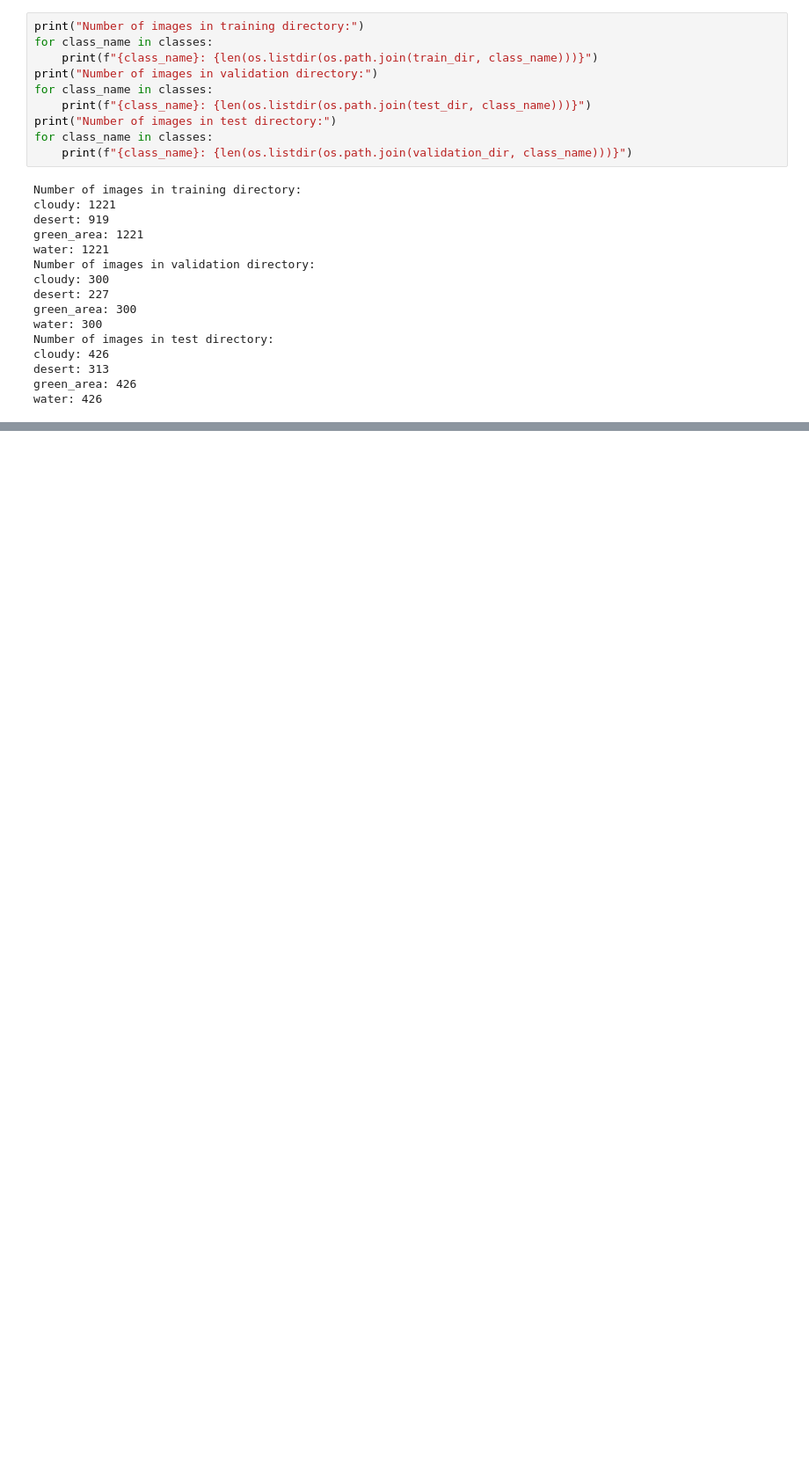
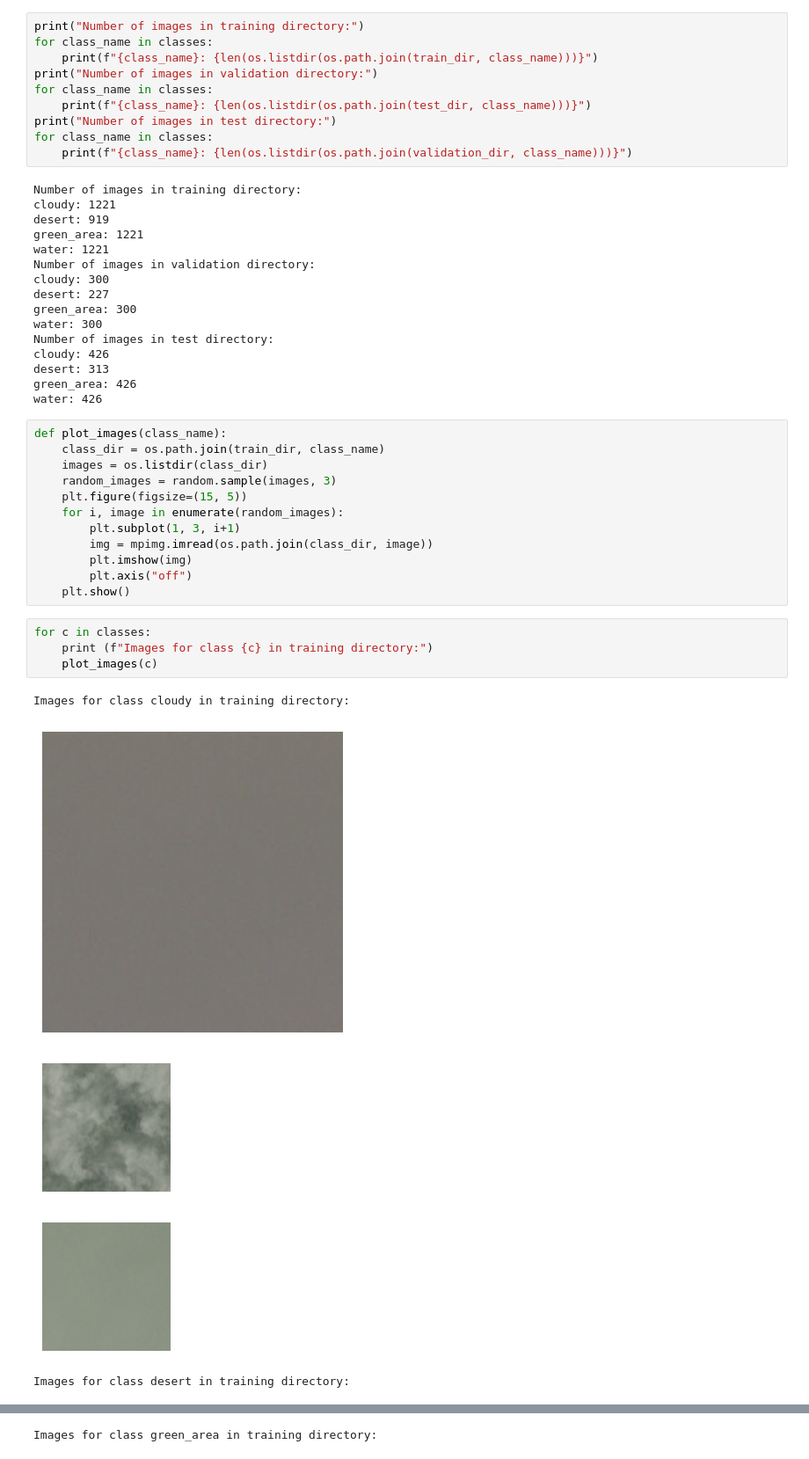
Before and after one commit to mzampieri19/image_classifier, a Jupyter notebook: notebooks/exploartion.ipynb, the cells around one changed output, grey strips where cells are left out. Shown at 88% size. Cells and saved outputs as stored; diff of their text form; blank space fills up the shorter version.

```diff
--- a/notebooks/exploartion.ipynb
+++ b/notebooks/exploartion.ipynb
@@ -69,3 +71,25 @@ cloudy: 426
 desert: 313
 green_area: 426
 water: 426
+# %%
+def plot_images(class_name):
+    class_dir = os.path.join(train_dir, class_name)
+    images = os.listdir(class_dir)
+    random_images = random.sample(images, 3)
+    plt.figure(figsize=(15, 5))
+    for i, image in enumerate(random_images):
+        plt.subplot(1, 3, i+1)
+        img = mpimg.imread(os.path.join(class_dir, image))
+        plt.imshow(img)
+        plt.axis("off")
+    plt.show()
+# %%
+for c in classes:
+    print (f"Images for class {c} in training directory:")
+    plot_images(c)
+# %% [output]
+Images for class cloudy in training directory:
+[figure, added]
+[figure, added]
+[figure, added]
+Images for class desert in training directory:
@@ -71,0 +99 @@ water: 426
+Images for class green_area in training directory:
```
Also changed, not shown: parts of 9 cells of this notebook, 1 other file.
